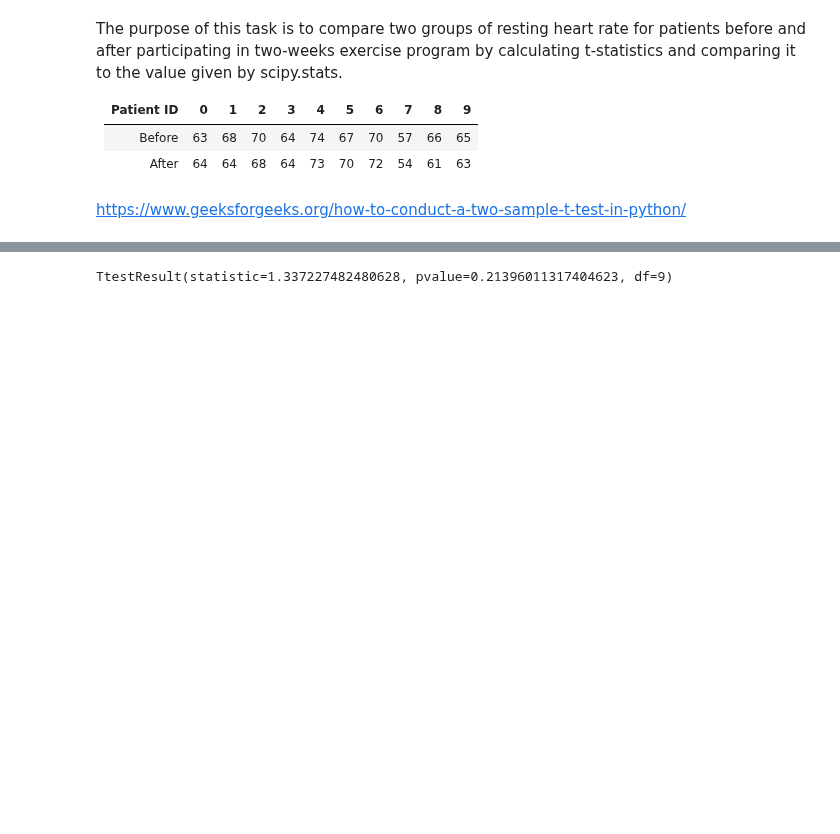
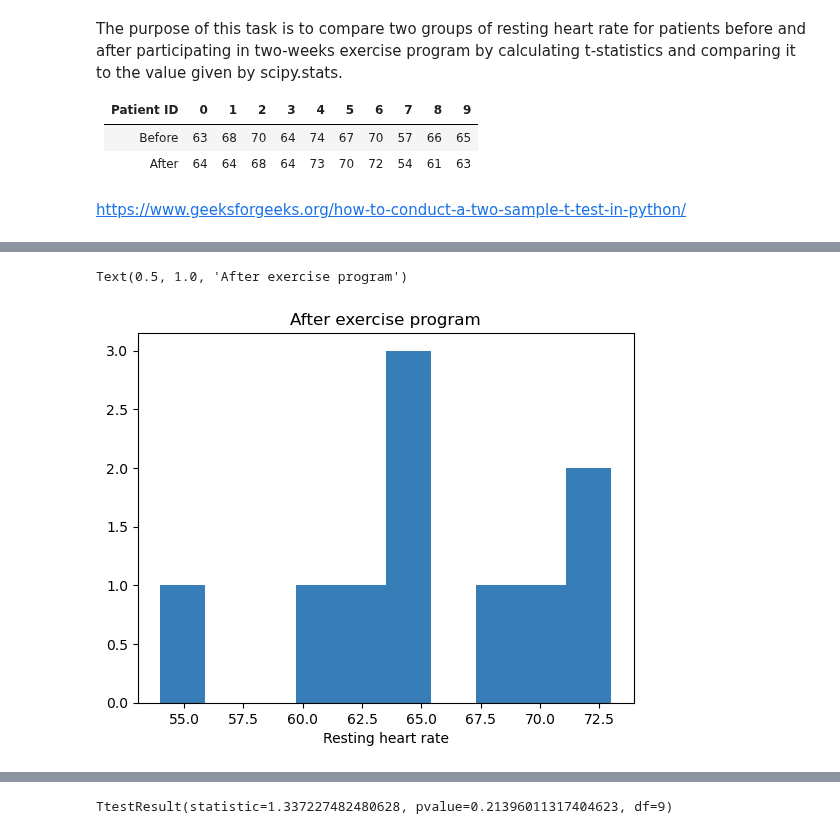
Before and after one commit to Tanja888/applied_statistics, a Jupyter notebook: tasks.ipynb, the cells around one changed output, grey strips where cells are left out. Cells and saved outputs as stored; diff of their text form; code cells hidden in the pictures; blank space fills up the shorter version.

```diff
--- a/tasks.ipynb
+++ b/tasks.ipynb
@@ -339,0 +352,12 @@ rate_after_exercise = ([64, 64, 68, 64, 73, 70, 72, 54, 61, 63])
+# %%
+# Plot a heart rate after exercise from the array values
+plt.hist(rate_after_exercise, color='#377eb8')
+
+# Add a label to the x-axis
+plt.xlabel("Resting heart rate")
+
+# Add a title to the plot
+plt.title("After exercise program")
+# %% [output]
+Text(0.5, 1.0, 'After exercise program')
+[figure, added]
```
Also changed, not shown: parts of 13 cells of this notebook.
